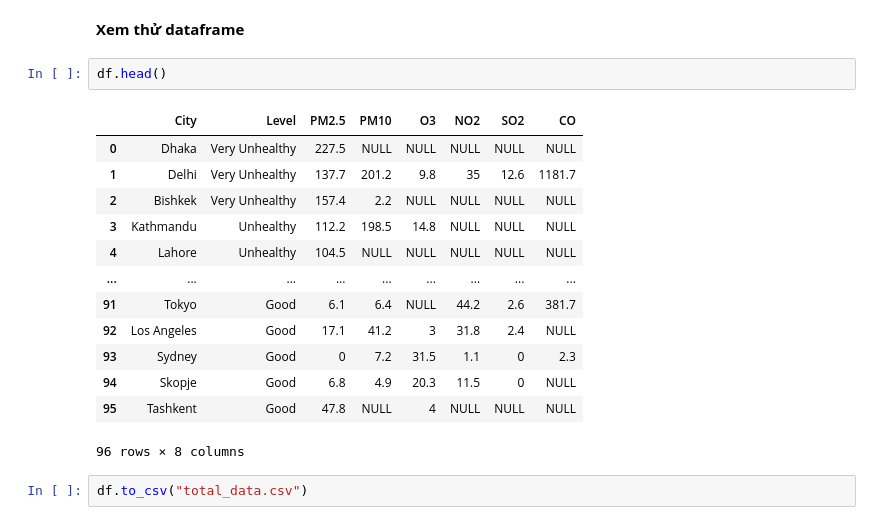
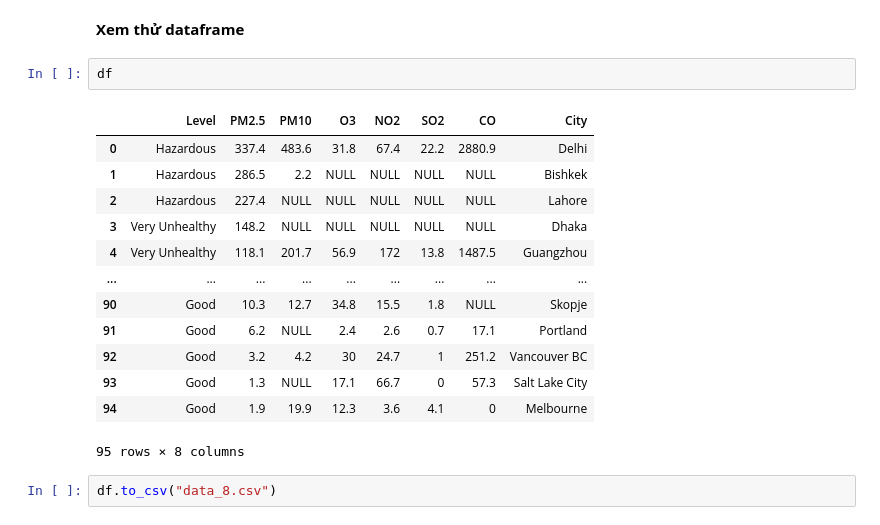
Before and after one commit to lingwang2503/DataScience_Project, a Jupyter notebook: Final/Data_collection.ipynb, the cells around one changed output. Cells and saved outputs as stored; diff of their text form.

Commit message:
Thu thập mục "city ranking"

```diff
--- a/Final/Data_collection.ipynb
+++ b/Final/Data_collection.ipynb
@@ -417,20 +168,20 @@ ValueError: arrays must all be same length
 # %% [markdown]
 **Xem thử dataframe**
 # %%
-df.head()
+df
 # %% [output]
-|  | City | Level | PM2.5 | PM10 | O3 | NO2 | SO2 | CO |
-| 0 | Dhaka | Very Unhealthy | 227.5 | NULL | NULL | NULL | NULL | NULL |
-| 1 | Delhi | Very Unhealthy | 137.7 | 201.2 | 9.8 | 35 | 12.6 | 1181.7 |
-| 2 | Bishkek | Very Unhealthy | 157.4 | 2.2 | NULL | NULL | NULL | NULL |
-| 3 | Kathmandu | Unhealthy | 112.2 | 198.5 | 14.8 | NULL | NULL | NULL |
-| 4 | Lahore | Unhealthy | 104.5 | NULL | NULL | NULL | NULL | NULL |
+|  | Level | PM2.5 | PM10 | O3 | NO2 | SO2 | CO | City |
+| 0 | Hazardous | 337.4 | 483.6 | 31.8 | 67.4 | 22.2 | 2880.9 | Delhi |
+| 1 | Hazardous | 286.5 | 2.2 | NULL | NULL | NULL | NULL | Bishkek |
+| 2 | Hazardous | 227.4 | NULL | NULL | NULL | NULL | NULL | Lahore |
+| 3 | Very Unhealthy | 148.2 | NULL | NULL | NULL | NULL | NULL | Dhaka |
+| 4 | Very Unhealthy | 118.1 | 201.7 | 56.9 | 172 | 13.8 | 1487.5 | Guangzhou |
 | ... | ... | ... | ... | ... | ... | ... | ... | ... |
-| 91 | Tokyo | Good | 6.1 | 6.4 | NULL | 44.2 | 2.6 | 381.7 |
-| 92 | Los Angeles | Good | 17.1 | 41.2 | 3 | 31.8 | 2.4 | NULL |
-| 93 | Sydney | Good | 0 | 7.2 | 31.5 | 1.1 | 0 | 2.3 |
-| 94 | Skopje | Good | 6.8 | 4.9 | 20.3 | 11.5 | 0 | NULL |
-| 95 | Tashkent | Good | 47.8 | NULL | 4 | NULL | NULL | NULL |
+| 90 | Good | 10.3 | 12.7 | 34.8 | 15.5 | 1.8 | NULL | Skopje |
+| 91 | Good | 6.2 | NULL | 2.4 | 2.6 | 0.7 | 17.1 | Portland |
+| 92 | Good | 3.2 | 4.2 | 30 | 24.7 | 1 | 251.2 | Vancouver BC |
+| 93 | Good | 1.3 | NULL | 17.1 | 66.7 | 0 | 57.3 | Salt Lake City |
+| 94 | Good | 1.9 | 19.9 | 12.3 | 3.6 | 4.1 | 0 | Melbourne |
-96 rows × 8 columns
+95 rows × 8 columns
 # %%
-df.to_csv("total_data.csv")
+df.to_csv("data_8.csv")
```
Also changed, not shown: parts of 7 cells of this notebook, 1 other file.
